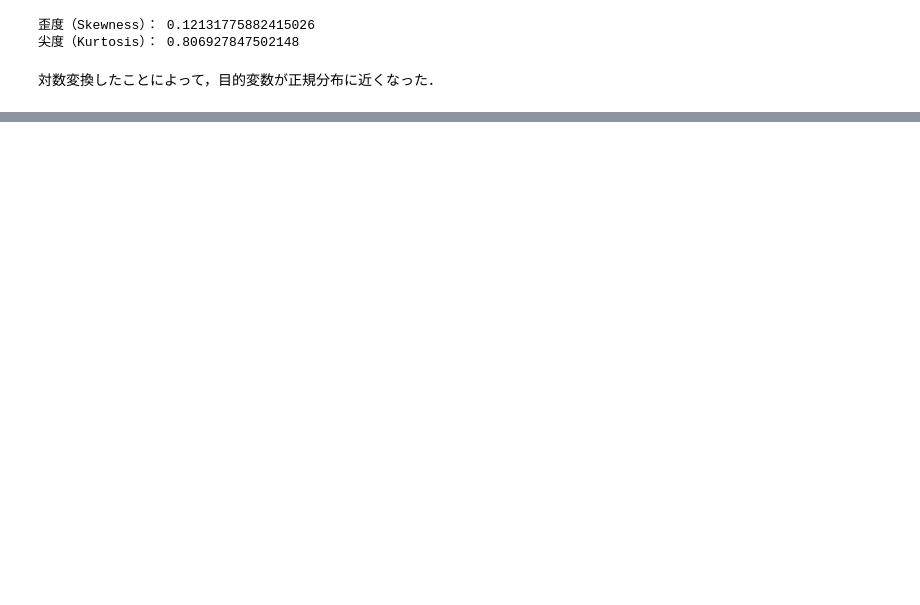
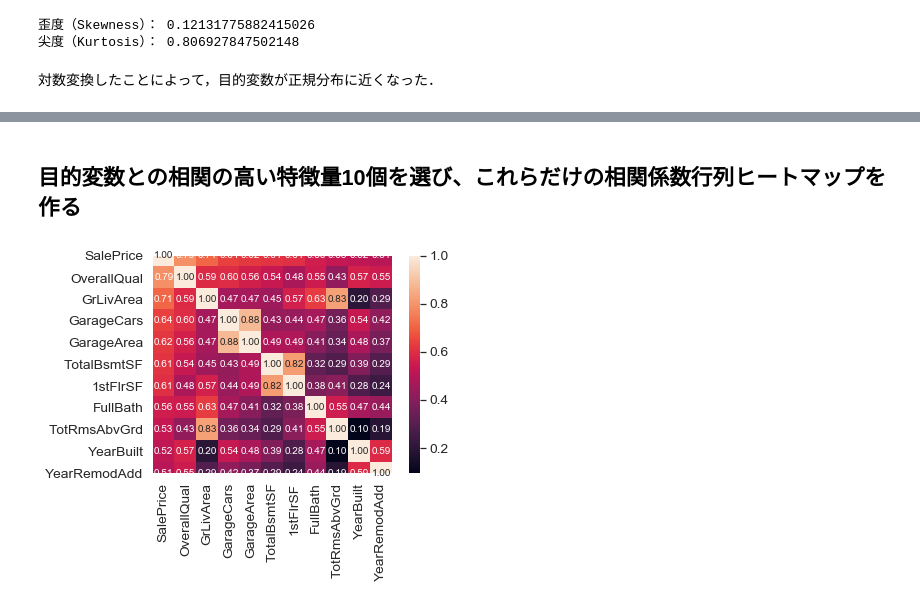
Before and after one commit to SkMiya/diveintocode-ml, a Jupyter notebook: week3/week3_2_House.ipynb, the cells around one changed output, grey strips where cells are left out. Drawn from its saved outputs; the diff is of its cells as text; code cells hidden in the pictures; blank space fills up the shorter version.

```diff
--- a/week3/week3_2_House.ipynb
+++ b/week3/week3_2_House.ipynb
@@ -150,0 +220,12 @@ sns.heatmap(corr_mat)
+# %% [markdown]
+## 目的変数との相関の高い特徴量10個を選び、これらだけの相関係数行列ヒートマップを作る
+# %%
+#saleprice correlation matrix
+k = 11 #取り出したい数．今回は上位10個
+cols = corr_mat.nlargest(k, 'SalePrice')['SalePrice'].index# df.nlargestで，dfの上から上位ｋをとってこれる
+cm = np.corrcoef(df[cols].values.T)#cols名のdfをnumpy配列に変えて，相関係数を計算
+sns.set(font_scale=1.25)
+hm = sns.heatmap(cm, cbar=True, annot=True, square=True, fmt='.2f', annot_kws={'size': 10}, yticklabels=cols.values, xticklabels=cols.values)
+plt.show()
+# %% [output]
+[figure, added]
```
Also changed, not shown: parts of 37 cells of this notebook.
